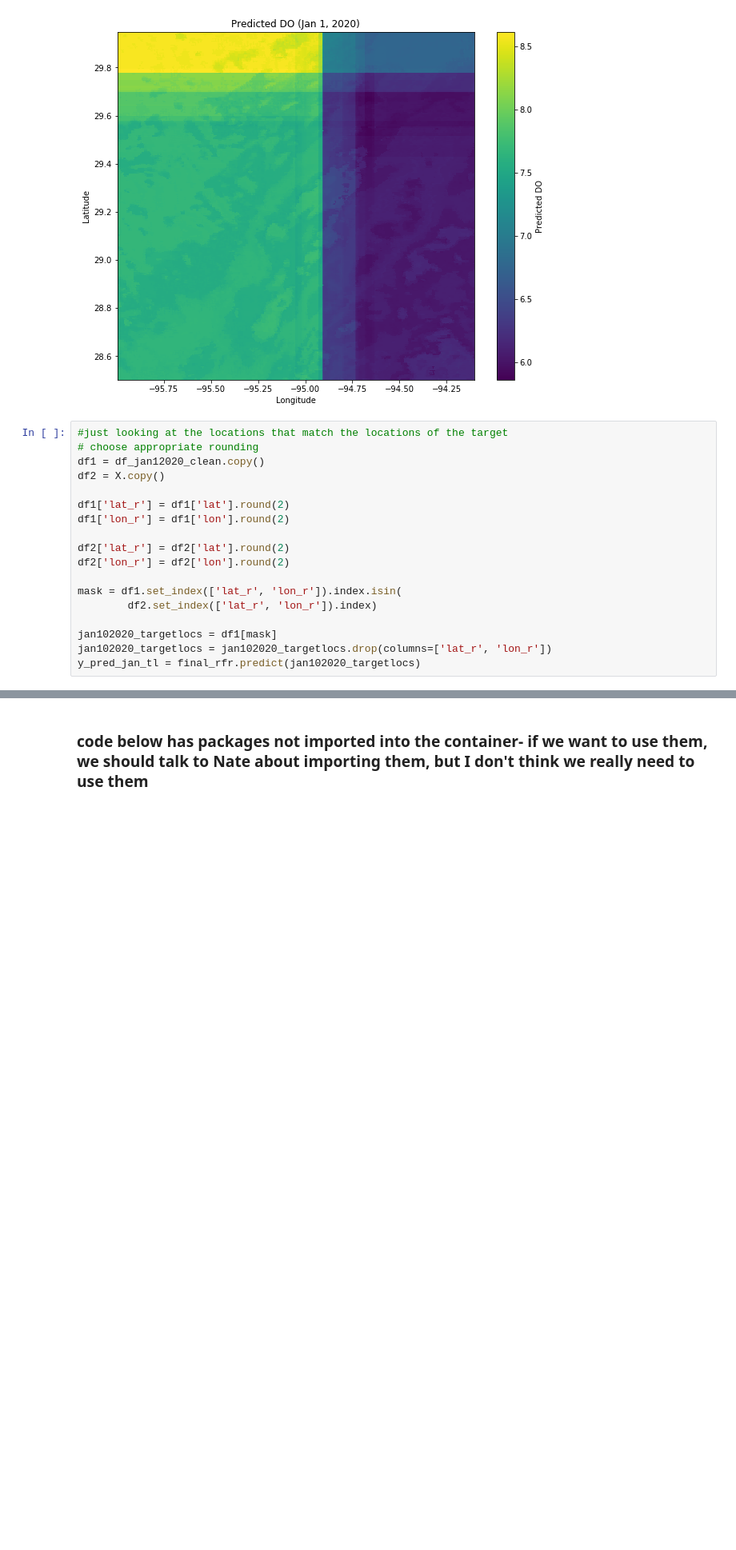
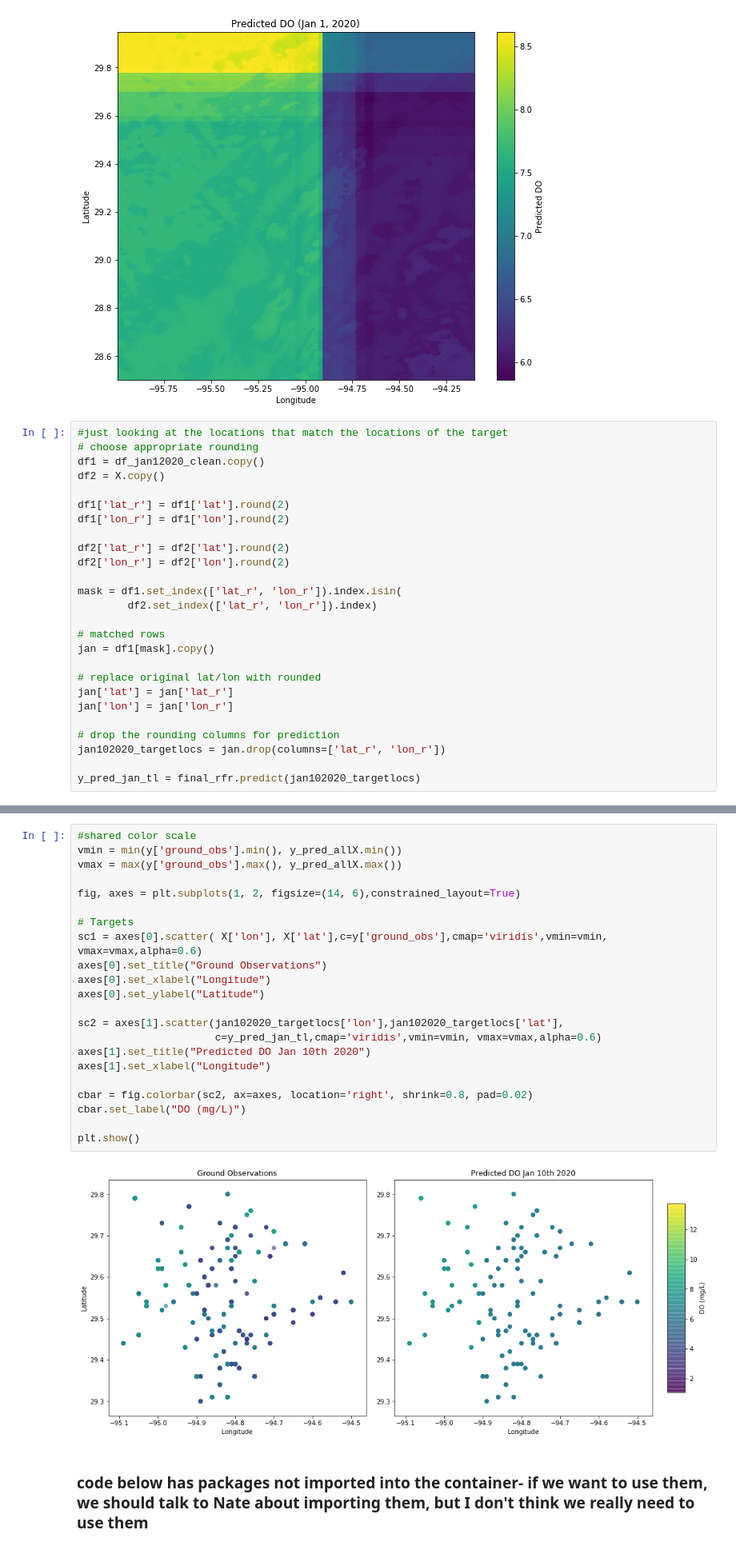
Before and after one commit to inmang13/ESDA_FinalProj_GalvestonBay, a Jupyter notebook: sample_model_eval.ipynb, the cells around one changed output, grey strips where cells are left out. Shown at 80% size. Saved outputs shown, nothing was run; the diff lists cells and outputs as text; blank space fills up the shorter version.

```diff
--- a/sample_model_eval.ipynb
+++ b/sample_model_eval.ipynb
@@ -1557,6 +1561,14 @@ df2['lon_r'] = df2['lon'].round(2)
 mask = df1.set_index(['lat_r', 'lon_r']).index.isin(
         df2.set_index(['lat_r', 'lon_r']).index)
 
-jan102020_targetlocs = df1[mask]
-jan102020_targetlocs = jan102020_targetlocs.drop(columns=['lat_r', 'lon_r'])
+# matched rows
+jan = df1[mask].copy()
+
+# replace original lat/lon with rounded
+jan['lat'] = jan['lat_r']
+jan['lon'] = jan['lon_r']
+
+# drop the rounding columns for prediction
+jan102020_targetlocs = jan.drop(columns=['lat_r', 'lon_r'])
+
 y_pred_jan_tl = final_rfr.predict(jan102020_targetlocs)
@@ -1570,3 +1575,27 @@ plt.show()
+# %%
+#shared color scale
+vmin = min(y['ground_obs'].min(), y_pred_allX.min())
+vmax = max(y['ground_obs'].max(), y_pred_allX.max())
+
+fig, axes = plt.subplots(1, 2, figsize=(14, 6),constrained_layout=True)
+
+# Targets
+sc1 = axes[0].scatter( X['lon'], X['lat'],c=y['ground_obs'],cmap='viridis',vmin=vmin, vmax=vmax,alpha=0.6)
+axes[0].set_title("Ground Observations")
+axes[0].set_xlabel("Longitude")
+axes[0].set_ylabel("Latitude")
+
+sc2 = axes[1].scatter(jan102020_targetlocs['lon'],jan102020_targetlocs['lat'],
+                      c=y_pred_jan_tl,cmap='viridis',vmin=vmin, vmax=vmax,alpha=0.6)
+axes[1].set_title("Predicted DO Jan 10th 2020")
+axes[1].set_xlabel("Longitude")
+
+cbar = fig.colorbar(sc2, ax=axes, location='right', shrink=0.8, pad=0.02)
+cbar.set_label("DO (mg/L)")
+
+plt.show()
+# %% [output]
+[figure, added]
 # %% [markdown]
 ### code below has packages not imported into the container- if we want to use them, we should talk to Nate about importing them, but I don't think we really need to use them
 # %%
```
Also changed, not shown: parts of 2 cells of this notebook, 1 other file.
